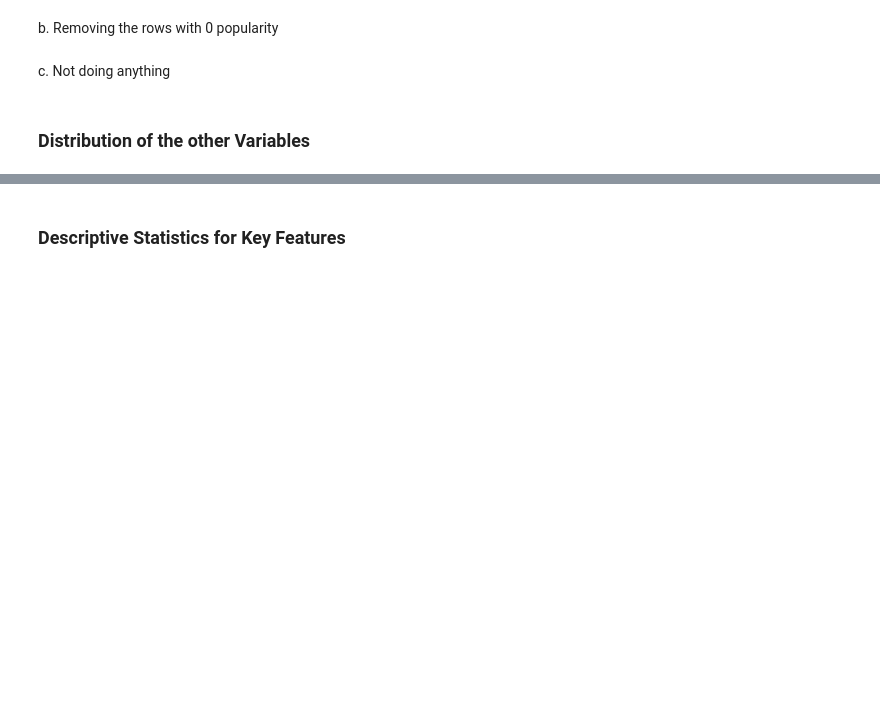
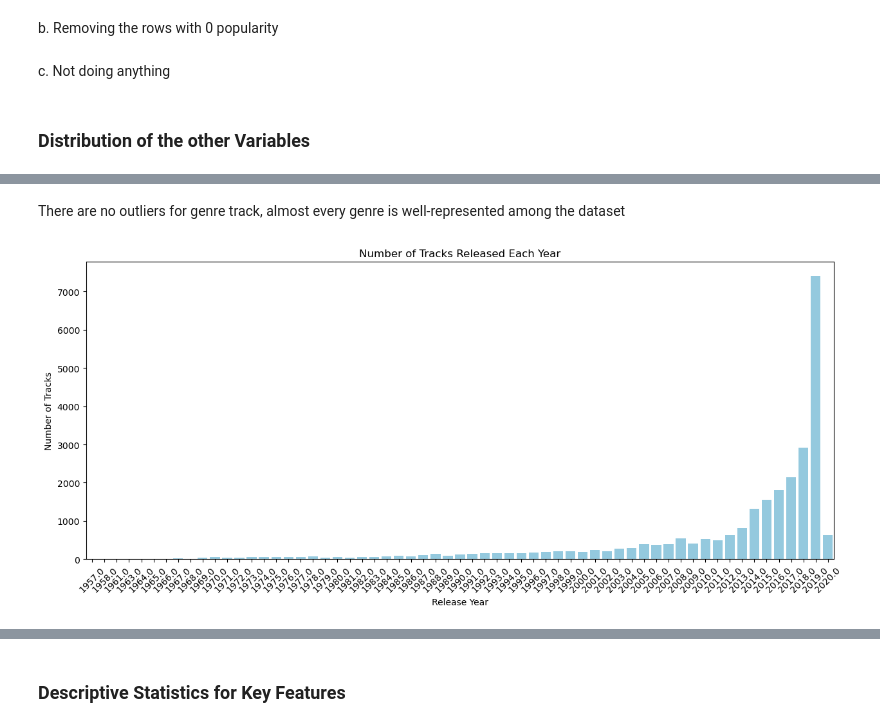
Before and after one commit to EliotAtlani/hit-predict, a Jupyter notebook: notebooks/eda_and_baseline.ipynb, the cells around one changed output, grey strips where cells are left out. Cells and saved outputs as stored; diff of their text form; code cells hidden in the pictures; blank space fills up the shorter version.

```diff
--- a/notebooks/eda_and_baseline.ipynb
+++ b/notebooks/eda_and_baseline.ipynb
@@ -69,0 +100,14 @@ c. Not doing anything
+# %% [markdown]
+There are no outliers for genre track, almost every genre is well-represented among the dataset
+# %%
+tracks_per_year = df['release_year'].value_counts().sort_index()
+
+plt.figure(figsize=(15, 6))
+sns.barplot(x=tracks_per_year.index, y=tracks_per_year.values, color="skyblue")
+plt.title("Number of Tracks Released Each Year")
+plt.xlabel("Release Year")
+plt.ylabel("Number of Tracks")
+plt.xticks(rotation=45)  # Rotate x-axis labels if there are many years
+plt.show()
+# %% [output]
+[figure, added]
```
Also changed, not shown: parts of 34 cells of this notebook.
